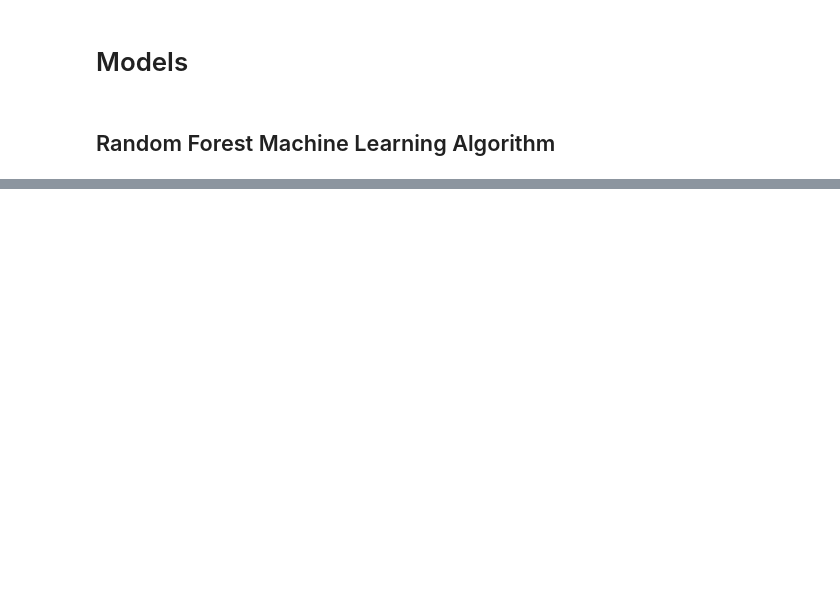
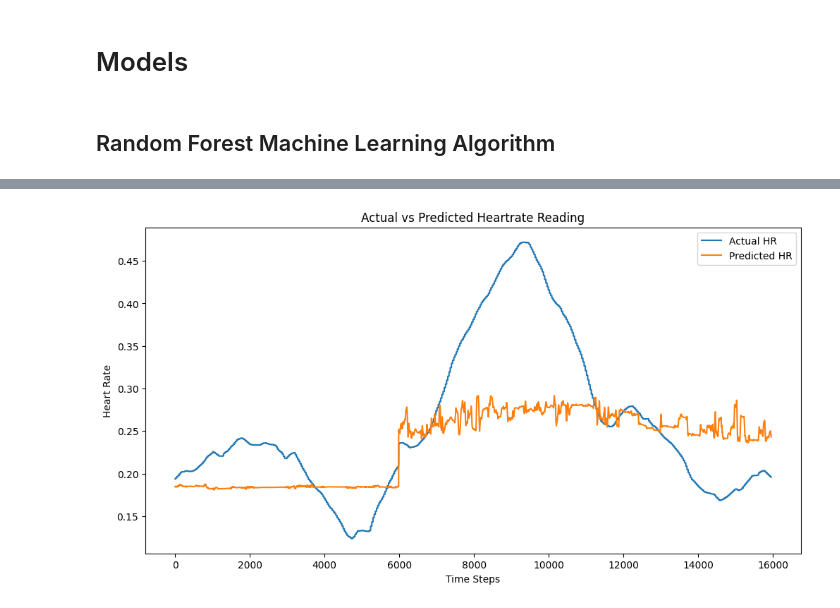
Before and after one commit to lpam-sd/AAI-530_Grp_5, a Jupyter notebook: Tommy_Github_Copy_of_Nurse_Stress_Prediction.ipynb, the cells around one changed output, grey strips where cells are left out. Cells and saved outputs as stored; diff of their text form; code cells hidden in the pictures; blank space fills up the shorter version.

```diff
--- a/Tommy_Github_Copy_of_Nurse_Stress_Prediction.ipynb
+++ b/Tommy_Github_Copy_of_Nurse_Stress_Prediction.ipynb
@@ -597,0 +602,14 @@ Validation Loss: [0.15969502925872803, 0.055700063705444336]
+# %%
+# Use X_val and y_val for prediction
+predictions = model.predict(X_val)
+
+# Use y_val and labels to chart actual versus predicted
+plt.figure(figsize=(12, 6))
+plt.plot(y_val, label='Actual HR')
+plt.plot(predictions, label='Predicted HR')
+plt.title('Actual vs Predicted Heartrate Reading')
+plt.xlabel('Time Steps')
+plt.ylabel('Heart Rate')
+plt.legend()
+plt.show()
+# %% [output]
@@ -597,0 +617 @@ Validation Loss: [0.15969502925872803, 0.055700063705444336]
+[figure, added]
```
Also changed, not shown: parts of 56 cells of this notebook.
